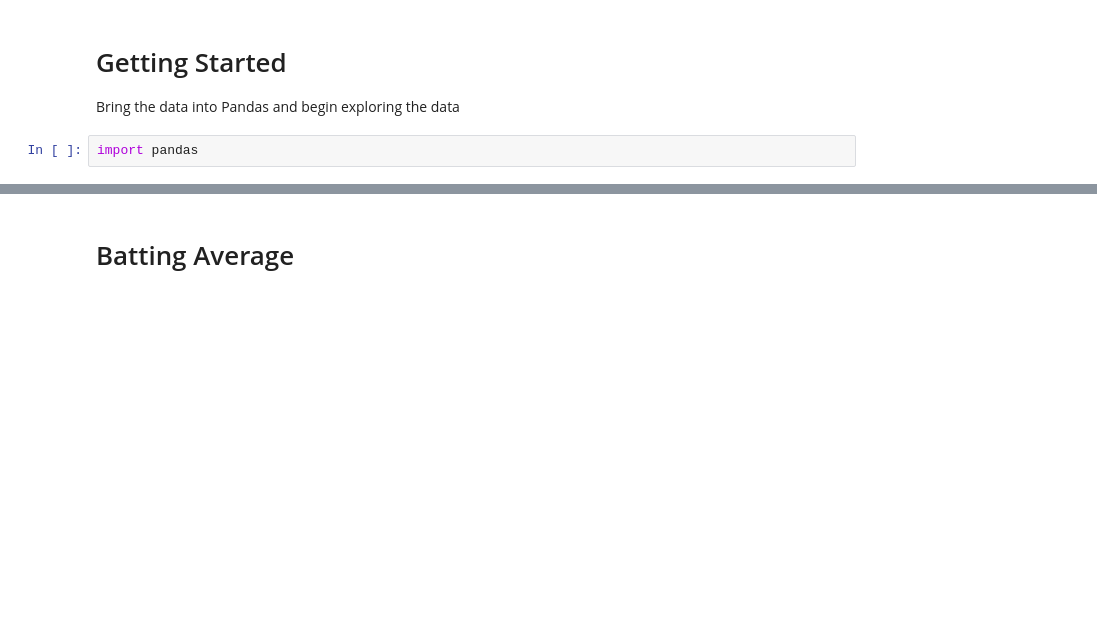
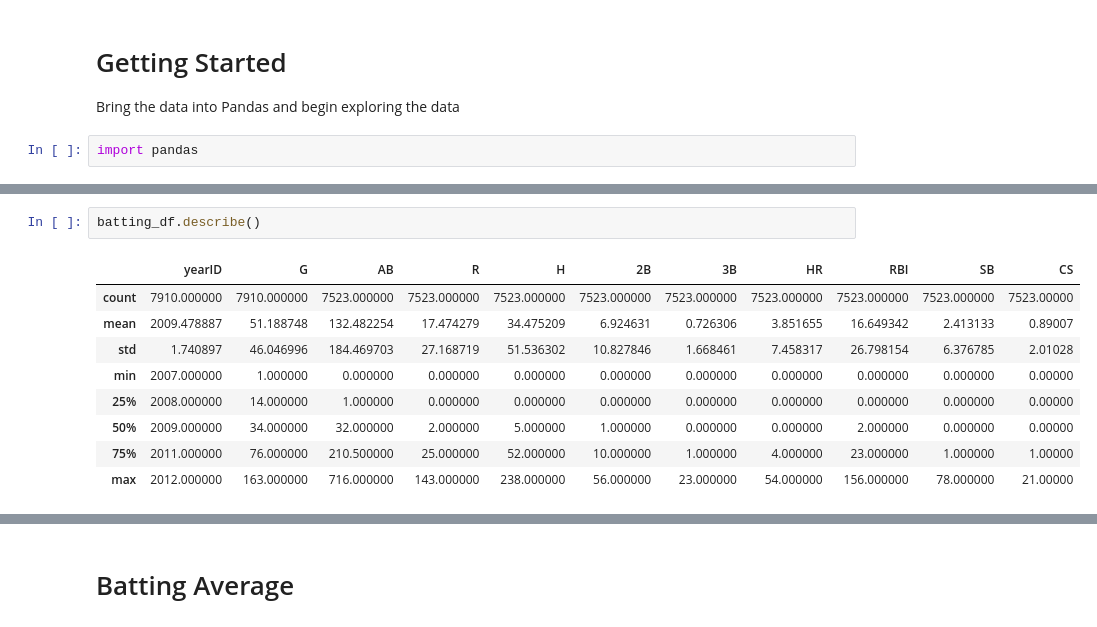
Before and after one commit to micahtmiller/company-exercise-june2018, a Jupyter notebook: JupyterNotebooks/Candidate Exercise - Detailed Work.ipynb, the cells around one changed output, grey strips where cells are left out. Drawn from its saved outputs; the diff is of its cells as text; blank space fills up the shorter version.

```diff
--- a/JupyterNotebooks/Candidate Exercise - Detailed Work.ipynb
+++ b/JupyterNotebooks/Candidate Exercise - Detailed Work.ipynb
@@ -48,4 +52,16 @@ batting_df.head()
 | 2 | aardsda01 | 2009 | AL | SEA | 73 | 0.0 | 0.0 | 0.0 | 0.0 | 0.0 | 0.0 | ... |
 | 3 | aardsda01 | 2008 | AL | BOS | 47 | 1.0 | 0.0 | 0.0 | 0.0 | 0.0 | 0.0 | ... |
 | 4 | aardsda01 | 2007 | AL | CHA | 25 | 0.0 | 0.0 | 0.0 | 0.0 | 0.0 | 0.0 | ... |
+# %%
+batting_df.describe()
+# %% [output]
+|  | yearID | G | AB | R | H | 2B | 3B | HR | RBI | SB | CS |
+| count | 7910.000000 | 7910.000000 | 7523.000000 | 7523.000000 | 7523.000000 | 7523.000000 | 7523.000000 | 7523.000000 | 7523.000000 | 7523.000000 | 7523.00000 |
+| mean | 2009.478887 | 51.188748 | 132.482254 | 17.474279 | 34.475209 | 6.924631 | 0.726306 | 3.851655 | 16.649342 | 2.413133 | 0.89007 |
+| std | 1.740897 | 46.046996 | 184.469703 | 27.168719 | 51.536302 | 10.827846 | 1.668461 | 7.458317 | 26.798154 | 6.376785 | 2.01028 |
+| min | 2007.000000 | 1.000000 | 0.000000 | 0.000000 | 0.000000 | 0.000000 | 0.000000 | 0.000000 | 0.000000 | 0.000000 | 0.00000 |
+| 25% | 2008.000000 | 14.000000 | 1.000000 | 0.000000 | 0.000000 | 0.000000 | 0.000000 | 0.000000 | 0.000000 | 0.000000 | 0.00000 |
+| 50% | 2009.000000 | 34.000000 | 32.000000 | 2.000000 | 5.000000 | 1.000000 | 0.000000 | 0.000000 | 2.000000 | 0.000000 | 0.00000 |
+| 75% | 2011.000000 | 76.000000 | 210.500000 | 25.000000 | 52.000000 | 10.000000 | 1.000000 | 4.000000 | 23.000000 | 1.000000 | 1.00000 |
+| max | 2012.000000 | 163.000000 | 716.000000 | 143.000000 | 238.000000 | 56.000000 | 23.000000 | 54.000000 | 156.000000 | 78.000000 | 21.00000 |
 # %%
```
Also changed, not shown: parts of 60 cells of this notebook, 1 other file.
